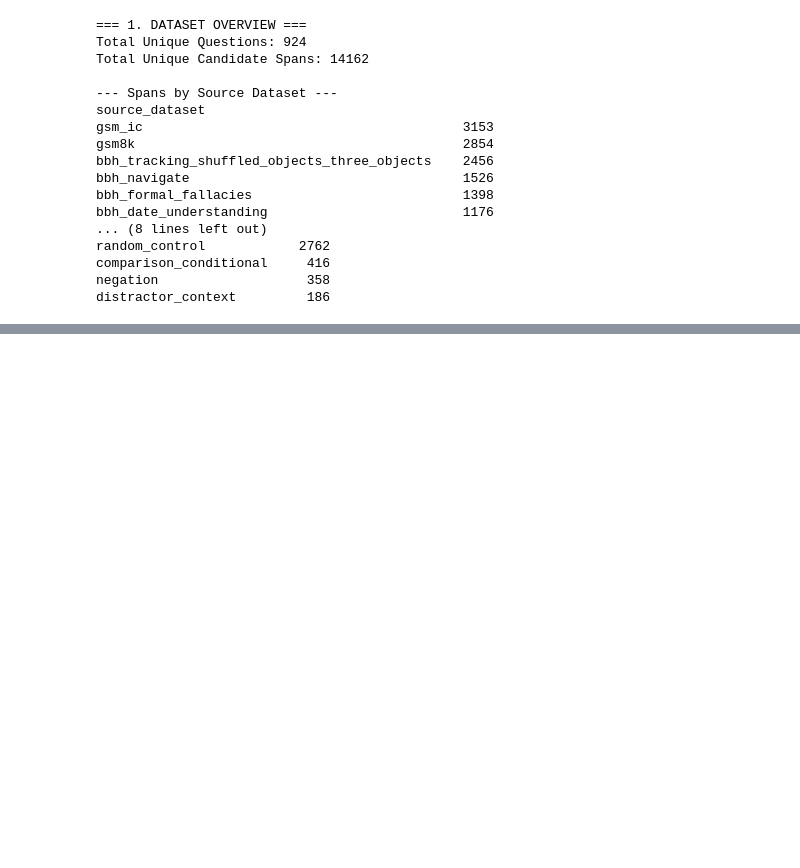
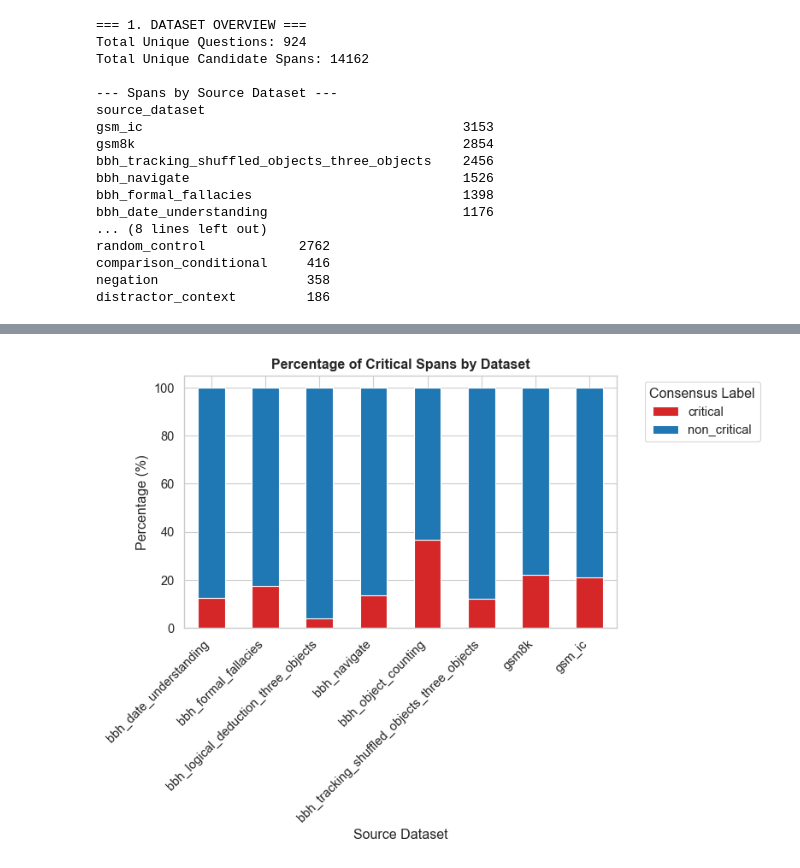
Before and after one commit to dhyeythummar09/ANLP_Project_PromptCompression, a Jupyter notebook: notebooks/01_eda_counterfactuals.ipynb, the cells around one changed output, grey strips where cells are left out. Saved outputs shown, nothing was run; the diff lists cells and outputs as text; code cells hidden in the pictures; blank space fills up the shorter version.

```diff
--- a/notebooks/01_eda_counterfactuals.ipynb
+++ b/notebooks/01_eda_counterfactuals.ipynb
@@ -64,60 +64,90 @@ sns.set_theme(style="whitegrid", context="paper", font_scale=1.2)
 # Load data
 df = pd.read_csv("../data/consensus_dataset.csv")
 
+# Clean up model names to prevent axis label overlaps in the heatmap
+model_name_mapping = {
+    'qwen3.7-max': 'qwen-max',
+    'glm-5.3-flash': 'glm-flash',
+    'openai/gpt-oss-120b': 'gpt-oss-120b',
+    'gemini-3.6-flash': 'gemini-flash'
+}
+df['labeling_model'] = df['labeling_model'].replace(model_name_mapping)
+
 # Create a unique-span dataframe for consensus-level plots
 unique_spans = df.drop_duplicates(subset=["example_id", "span_start", "span_end"]).copy()
 
-fig, axes = plt.subplots(2, 2, figsize=(16, 12))
 
 # ---------------------------------------------------------
 # 1. Criticality by Dataset (100% Stacked Bar)
 # ---------------------------------------------------------
+plt.figure(figsize=(8, 6))
 dataset_crosstab = pd.crosstab(unique_spans['source_dataset'], unique_spans['consensus_label'], normalize='index') * 100
-dataset_crosstab.plot(kind='bar', stacked=True, ax=axes[0, 0], color=['#d62728', '#1f77b4'])
-axes[0, 0].set_title('Percentage of Critical Spans by Dataset', fontweight='bold')
-axes[0, 0].set_ylabel('Percentage (%)')
-axes[0, 0].set_xlabel('Source Dataset')
-axes[0, 0].tick_params(axis='x', rotation=90)
-axes[0, 0].legend(title='Consensus Label')
+dataset_crosstab.plot(kind='bar', stacked=True, color=['#d62728', '#1f77b4'], ax=plt.gca())
+
+plt.title('Percentage of Critical Spans by Dataset', fontweight='bold')
+plt.ylabel('Percentage (%)')
+plt.xlabel('Source Dataset')
+plt.xticks(rotation=45, ha='right')
+# Move legend slightly outside to avoid covering bars
+plt.legend(title='Consensus Label', bbox_to_anchor=(1.05, 1), loc='upper left')
+
+plt.tight_layout()
+plt.savefig("../outputs/eda_1_dataset_criticality.png", dpi=300, bbox_inches='tight')
+plt.show()
+
 
 # ---------------------------------------------------------
 # 2. Vulnerability by Linguistic Category (Horizontal Bar)
 # ---------------------------------------------------------
+plt.figure(figsize=(8, 6))
 category_scores = unique_spans.groupby('span_category')['agreement_score'].mean().sort_values(ascending=False).reset_index()
-sns.barplot(data=category_scores, x='agreement_score', y='span_category', ax=axes[0, 1], palette='viridis')
-axes[0, 1].set_title('Mean Criticality Agreement by Linguistic Category', fontweight='bold')
-axes[0, 1].set_xlabel('Mean Agreement Score (0.0 to 1.0)')
-axes[0, 1].set_ylabel('Span Category')
+sns.barplot(data=category_scores, x='agreement_score', y='span_category', palette='viridis')
+
+plt.title('Mean Criticality Agreement by Linguistic Category', fontweight='bold')
+plt.xlabel('Mean Agreement Score (0.0 to 1.0)')
+plt.ylabel('Span Category')
+
+plt.tight_layout()
+plt.savefig("../outputs/eda_2_linguistic_category.png", dpi=300, bbox_inches='tight')
+plt.show()
+
 
 # ---------------------------------------------------------
 # 3. Model-Specific Fragility (Heatmap)
 # ---------------------------------------------------------
+plt.figure(figsize=(10, 6))
 df['failed_perturbation'] = ~df['is_correct_perturbed']
 heatmap_data = df.pivot_table(index='labeling_model', columns='span_category', values='failed_perturbation', aggfunc='mean')
-sns.heatmap(heatmap_data, annot=True, fmt=".2f", cmap="Reds", ax=axes[1, 0], cbar_kws={'label': 'Failure Rate'})
-axes[1, 0].set_title('Model Failure Rate by Missing Span Category', fontweight='bold')
-axes[1, 0].set_xlabel('Missing Span Category')
-axes[1, 0].set_ylabel('Labeling Model')
-axes[1, 0].tick_params(axis='x', rotation=45)
+sns.heatmap(heatmap_data, annot=True, fmt=".2f", cmap="Reds", cbar_kws={'label': 'Failure Rate'})
+
+plt.title('Model Failure Rate by Missing Span Category', fontweight='bold')
+plt.xlabel('Missing Span Category')
+plt.ylabel('Labeling Model')
+plt.xticks(rotation=45, ha='right')
+plt.yticks(rotation=0)
+
+plt.tight_layout()
+plt.savefig("../outputs/eda_3_model_fragility.png", dpi=300, bbox_inches='tight')
+plt.show()
+
 
 # ---------------------------------------------------------
 # 4. Consensus Agreement Distribution (Countplot)
 # ---------------------------------------------------------
-# Round scores to avoid floating-point fragmentation (0.333333 vs 0.33)
+plt.figure(figsize=(8, 6))
 unique_spans['rounded_score'] = unique_spans['agreement_score'].round(2)
-sns.countplot(data=unique_spans, x='rounded_score', ax=axes[1, 1], color='#9467bd')
-axes[1, 1].set_title('Distribution of Model Agreement Scores', fontweight='bold')
-axes[1, 1].set_xlabel('Agreement Score (Ratio of Models Marking "Critical")')
-axes[1, 1].set_ylabel('Number of Unique Spans')
-# Countplot treats x-axis as categorical indices (0, 1, 2, 3, 4)
-axes[1, 1].set_xticks([0, 1, 2, 3, 4])
-axes[1, 1].set_xticklabels(['0.0\n(0/3 or 0/2)', '0.33\n(1/3)', '0.50\n(1/2)', '0.67\n(2/3)', '1.0\n(3/3 or 2/2)'])
+ax = sns.countplot(data=unique_spans, x='rounded_score', color='#9467bd')
 
-# Apply tight layout to automatically fix all overlapping text
+plt.title('Distribution of Model Agreement Scores', fontweight='bold')
+plt.xlabel('Agreement Score (Ratio of Models Marking "Critical")')
+plt.ylabel('Number of Unique Spans')
+ax.set_xticks([0, 1, 2, 3, 4])
+ax.set_xticklabels(['0.0\n(0/3 or 0/2)', '0.33\n(1/3)', '0.50\n(1/2)', '0.67\n(2/3)', '1.0\n(3/3 or 2/2)'])
+
 plt.tight_layout()
-
-plt.savefig("../outputs/eda.png", dpi=300, bbox_inches='tight')
+plt.savefig("../outputs/eda_4_consensus_distribution.png", dpi=300, bbox_inches='tight')
 plt.show()
 # %% [output]
+[figure, new version]
 Passing `palette` without assigning `hue` is deprecated and will be removed in v0.14.0. Assign the `y` variable to `hue` and set `legend=False` for the same effect.
 
```
Also changed, not shown: parts of 5 cells of this notebook.
